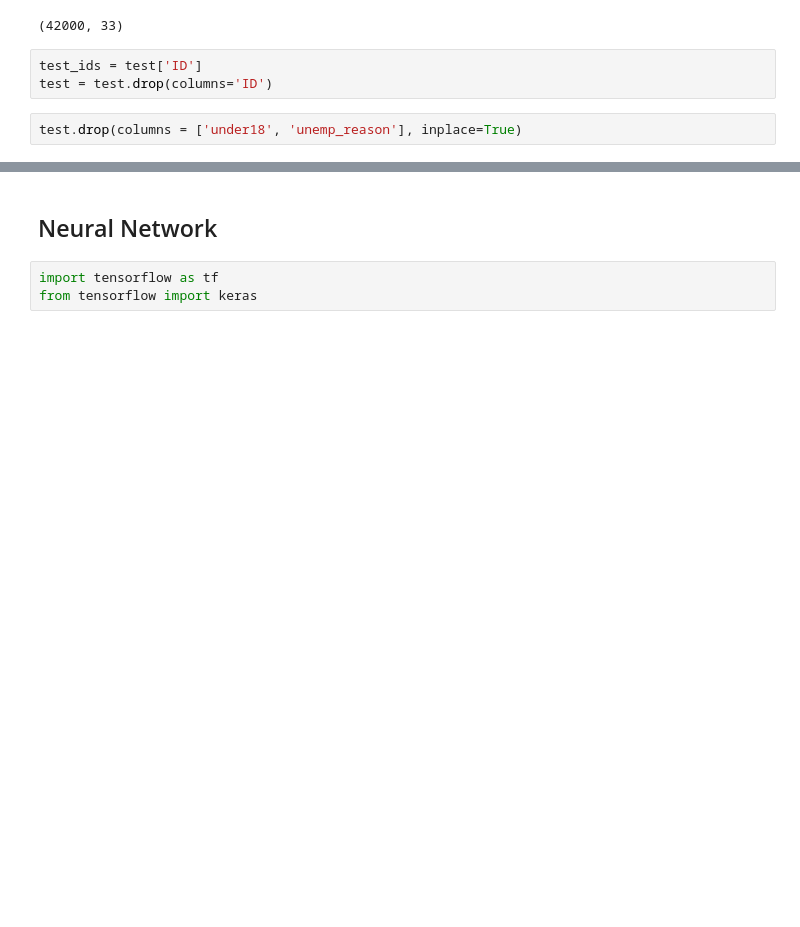
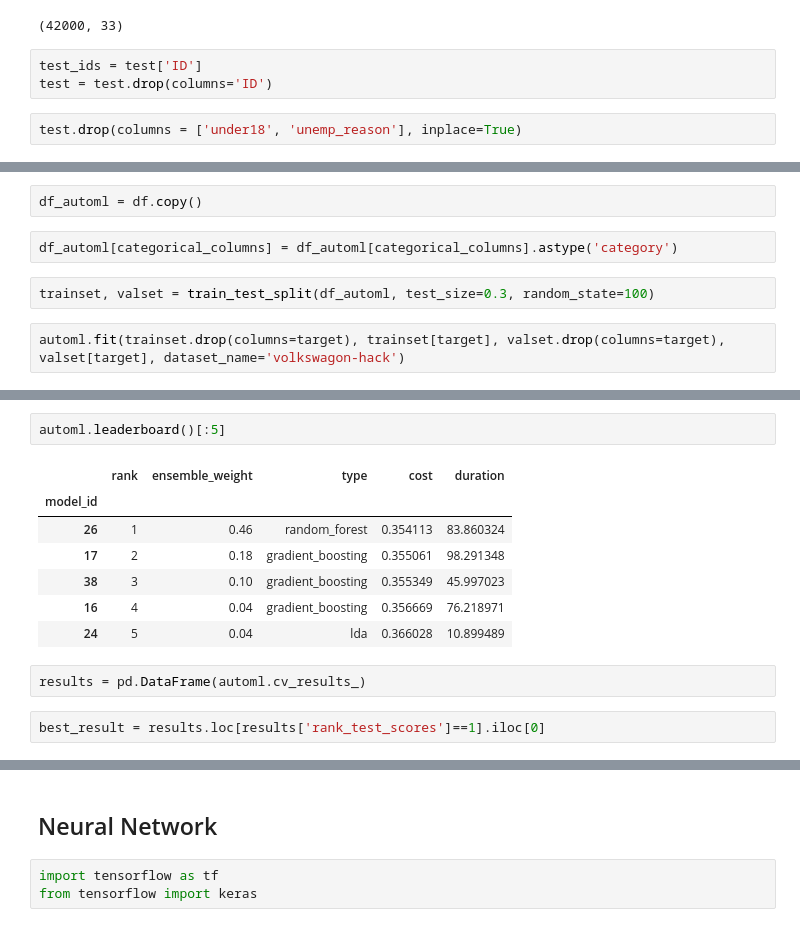
Before and after one commit to Sparshsing/volkswagaon-ml-hackathon, a Jupyter notebook: sparsh_code.ipynb, the cells around one changed output, grey strips where cells are left out. Cells and saved outputs as stored; diff of their text form; blank space fills up the shorter version.

Commit message:
v2 submit4 automl

```diff
--- a/sparsh_code.ipynb
+++ b/sparsh_code.ipynb
@@ -242,0 +260,8 @@ test_tf.head(3)
+# %%
+df_automl = df.copy()
+# %%
+df_automl[categorical_columns] = df_automl[categorical_columns].astype('category')
+# %%
+trainset, valset = train_test_split(df_automl, test_size=0.3, random_state=100)
+# %%
+automl.fit(trainset.drop(columns=target), trainset[target], valset.drop(columns=target), valset[target], dataset_name='volkswagon-hack')
@@ -242,0 +288,14 @@ test_tf.head(3)
+# %%
+automl.leaderboard()[:5]
+# %% [output]
+|  | rank | ensemble_weight | type | cost | duration |
+| model_id |  |  |  |  |  |
+| 26 | 1 | 0.46 | random_forest | 0.354113 | 83.860324 |
+| 17 | 2 | 0.18 | gradient_boosting | 0.355061 | 98.291348 |
+| 38 | 3 | 0.10 | gradient_boosting | 0.355349 | 45.997023 |
+| 16 | 4 | 0.04 | gradient_boosting | 0.356669 | 76.218971 |
+| 24 | 5 | 0.04 | lda | 0.366028 | 10.899489 |
+# %%
+results = pd.DataFrame(automl.cv_results_)
+# %%
+best_result = results.loc[results['rank_test_scores']==1].iloc[0]
```
Also changed, not shown: parts of 34 cells of this notebook.
